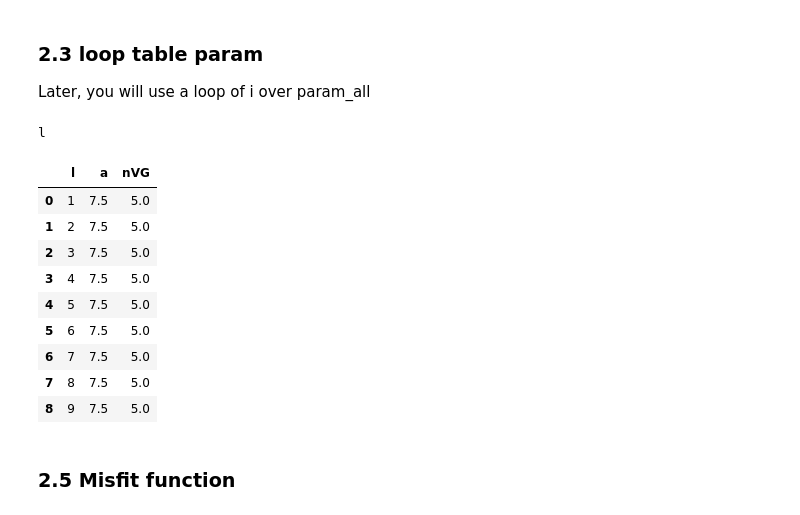
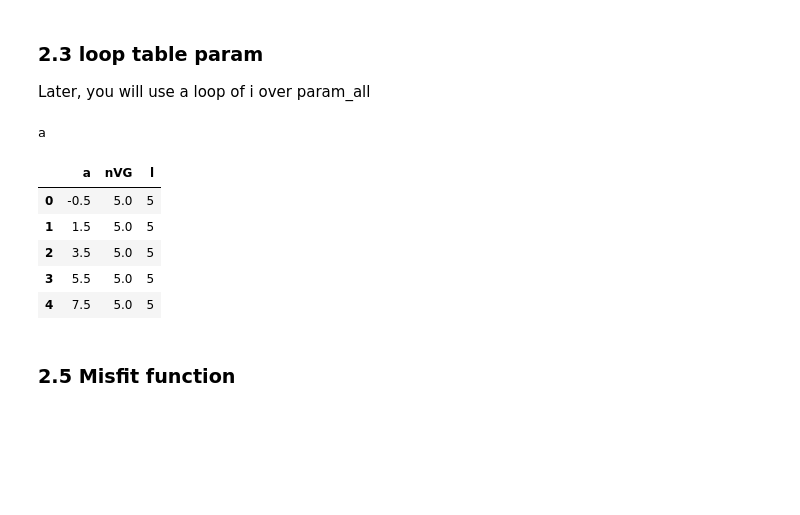
Before and after one commit to agnes-riviere/ginette, a Jupyter notebook: application/1D_col/Inversion_begin.ipynb, the cells around one changed output. Saved outputs shown, nothing was run; the diff lists cells and outputs as text; code cells hidden in the pictures; blank space fills up the shorter version.

```diff
--- a/application/1D_col/Inversion_begin.ipynb
+++ b/application/1D_col/Inversion_begin.ipynb
@@ -287,30 +691,26 @@ Later, you will use a loop of i over param_all
 # %%
 df = pd.DataFrame()
 param_all=["a","nVG",'l']
-param=["l"]
+param=["a"]
 for i in param:
     df[i] = np.arange(eval('range_{}'.format(i))[0],eval('range_{}'.format(i))[1]+eval('i_{}'.format(i)),eval('i_{}'.format(i)))
     print(i)
     for x in param_all :
         if x != i:
             df[x] = eval('REF_{}'.format(x))
 
 
 
 
 df.head(30)
 # %% [output]
-l
+a
-|  | l | a | nVG |
-| 0 | 1 | 7.5 | 5.0 |
-| 1 | 2 | 7.5 | 5.0 |
-| 2 | 3 | 7.5 | 5.0 |
-| 3 | 4 | 7.5 | 5.0 |
-| 4 | 5 | 7.5 | 5.0 |
-| 5 | 6 | 7.5 | 5.0 |
-| 6 | 7 | 7.5 | 5.0 |
-| 7 | 8 | 7.5 | 5.0 |
-| 8 | 9 | 7.5 | 5.0 |
+|  | a | nVG | l |
+| 0 | -0.5 | 5.0 | 5 |
+| 1 | 1.5 | 5.0 | 5 |
+| 2 | 3.5 | 5.0 | 5 |
+| 3 | 5.5 | 5.0 | 5 |
+| 4 | 7.5 | 5.0 | 5 |
 # %% [markdown]
 ### 2.5 Misfit function
 # %%
```
Also changed, not shown: parts of 17 cells of this notebook, 15 other files.
